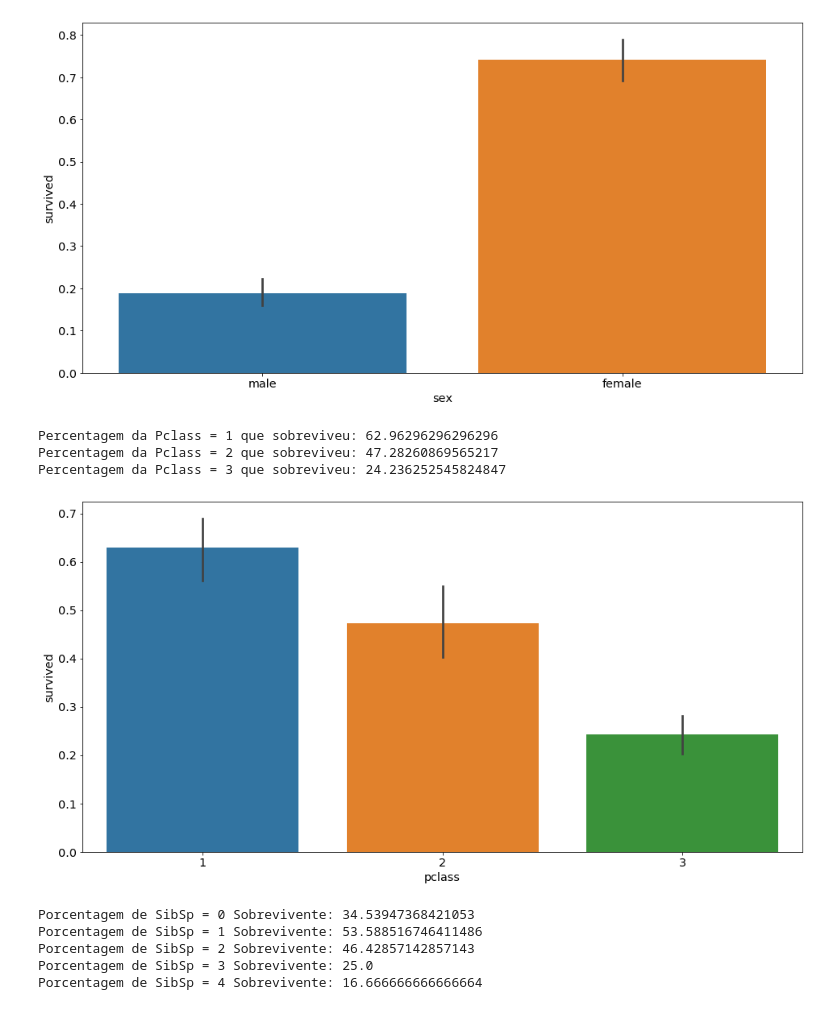
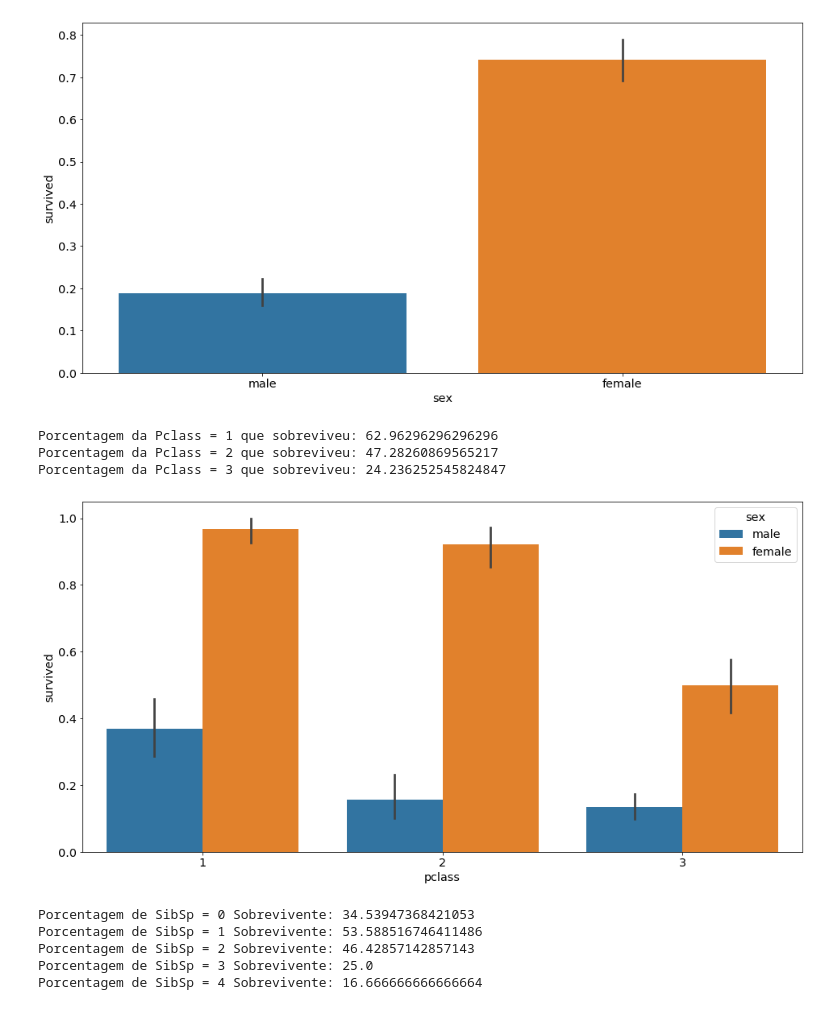
Before and after one commit to tsilverio/Desafio1_DataScience, a Jupyter notebook: Titanic_Thiago.ipynb, the cells around one changed output. Drawn from its saved outputs; the diff is of its cells as text; code cells hidden in the pictures.

```diff
--- a/Titanic_Thiago.ipynb
+++ b/Titanic_Thiago.ipynb
@@ -135,19 +128,19 @@ Percentage of males who survived: 18.890814558058924
 [figure]
 # %%
 #Plotando sobreviventes por Pclass
-sns.barplot(x="pclass", y="survived", data=df_train)
+sns.barplot(x="pclass", y="survived", data=df_train, hue='sex')
 
 #Mostrando a % de sobreviventes pelas Classes.
 print("Porcentagem da Pclass = 1 que sobreviveu:", df_train["survived"][df_train["pclass"] == 1].value_counts(normalize = True)[1]*100)
 
 print("Porcentagem da Pclass = 2 que sobreviveu:", df_train["survived"][df_train["pclass"] == 2].value_counts(normalize = True)[1]*100)
 
 print("Porcentagem da Pclass = 3 que sobreviveu:", df_train["survived"][df_train["pclass"] == 3].value_counts(normalize = True)[1]*100)
 # %% [output]
-Percentagem da Pclass = 1 que sobreviveu: 62.96296296296296
-Percentagem da Pclass = 2 que sobreviveu: 47.28260869565217
-Percentagem da Pclass = 3 que sobreviveu: 24.236252545824847
+Porcentagem da Pclass = 1 que sobreviveu: 62.96296296296296
+Porcentagem da Pclass = 2 que sobreviveu: 47.28260869565217
+Porcentagem da Pclass = 3 que sobreviveu: 24.236252545824847
-[figure, old version]
+[figure, new version]
 # %%
 #Plotando sobreviventes por Sibsp
 sns.barplot(x="sibsp", y="survived", data=df_train)
```
Also changed, not shown: parts of 9 cells of this notebook.
